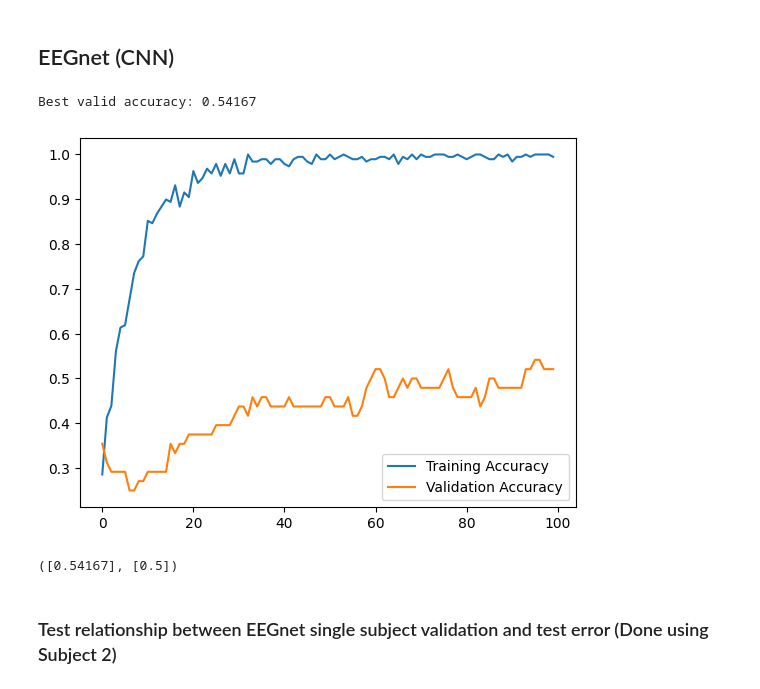
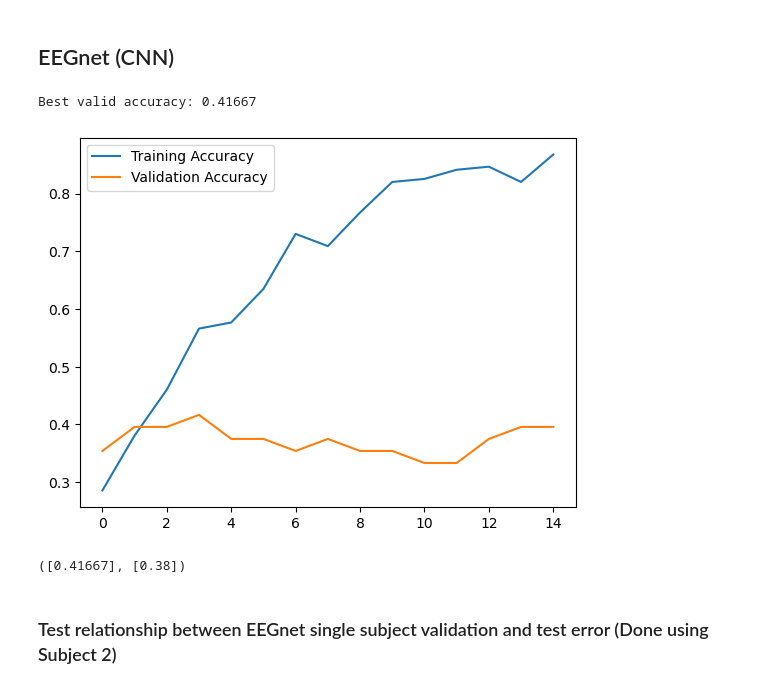
Before and after one commit to TurnerKaminski/ECE147-Final-Project, a Jupyter notebook: main.ipynb, the cells around one changed output. Cells and saved outputs as stored; diff of their text form; code cells hidden in the pictures.

```diff
--- a/main.ipynb
+++ b/main.ipynb
@@ -47,6 +47,6 @@ torch.manual_seed(seed)
 
 # This is for macbook M1, if you have intel I think you use cuda not mps
 # Research what works for your device and change the torch.device
-device = torch.device("cuda")
+device = torch.device("mps")
 device
 # %% [output]
@@ -83,25 +83,25 @@ Currently using low epochs just for testing purposes
 # %%
 valid_accs = []
 test_accs = []
 
-num_epochs=100
+num_epochs=15
 
 cnn = CNN(input_size=X_train_valid_s1.shape[1:], N=n_class).to(device)
 valid_acc, trains, valids = fit(cnn, X_train_valid_s1, y_train_valid_s1, device, epochs=num_epochs)
 plt.figure()
 plt.plot(range(num_epochs), trains)
 plt.plot(range(num_epochs), valids)
 plt.legend(['Training Accuracy', 'Validation Accuracy'])
 plt.show()
 test_acc1, _ = evaluate(cnn, test_dataloader, device)
 valid_accs.append(valid_acc)
 test_accs.append(test_acc1)
 
 valid_accs, test_accs
 # %% [output]
-Best valid accuracy: 0.54167
+Best valid accuracy: 0.41667
-[figure, old version]
+[figure, new version]
-([0.54167], [0.5])
+([0.41667], [0.38])
 # %% [markdown]
 ### Test relationship between EEGnet single subject validation and test error (Done using Subject 2)
 # %%
```
Also changed, not shown: parts of 3 cells of this notebook, 1 other file.
